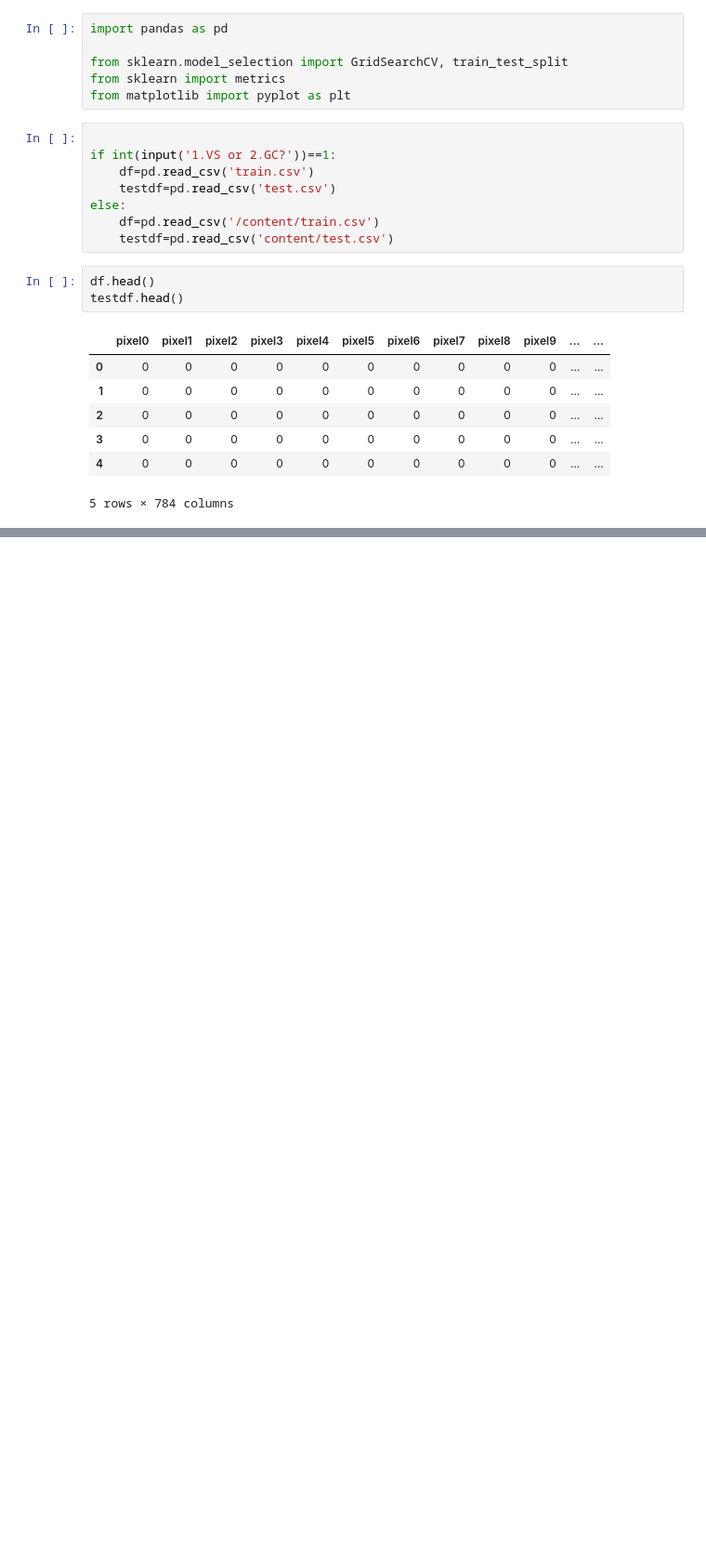
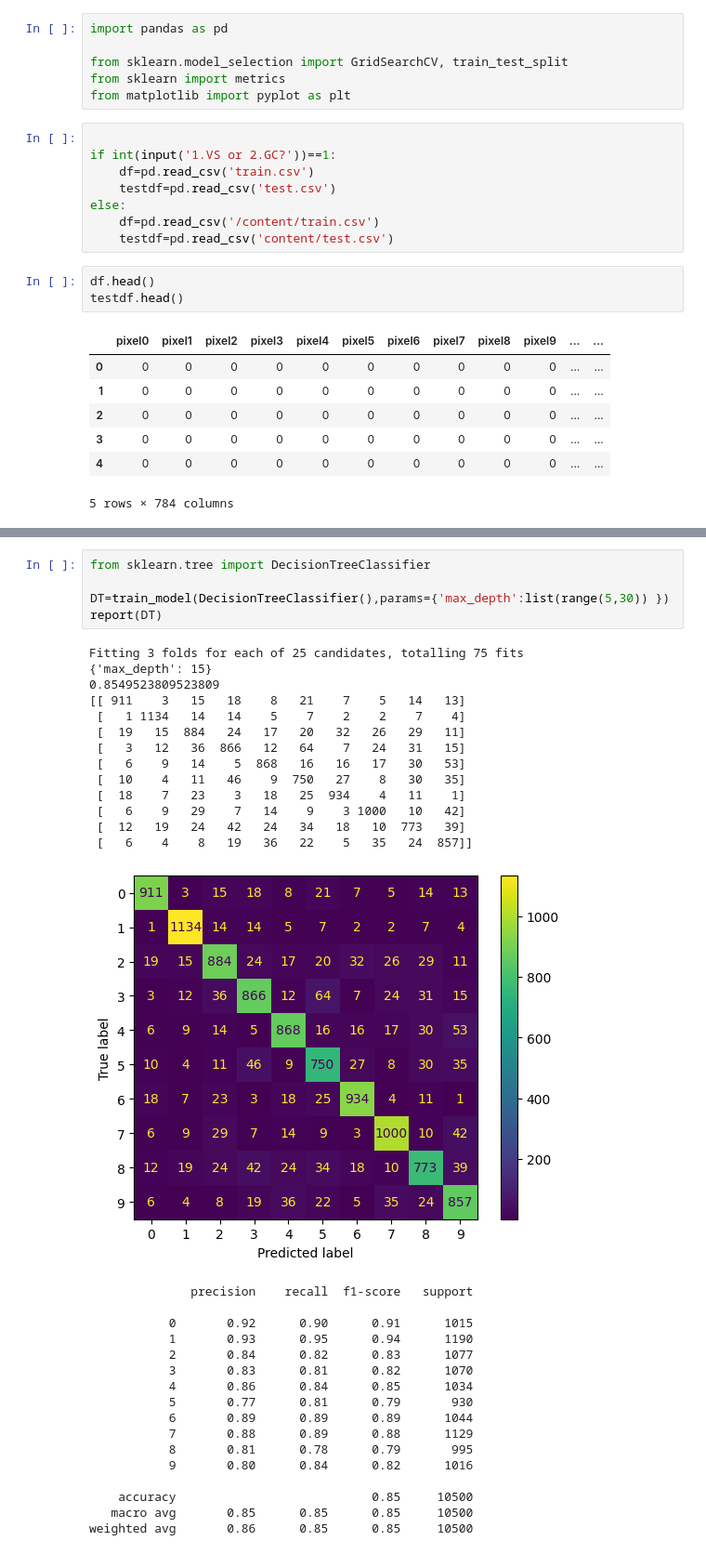
Before and after one commit to yuval728/MLOA, a Jupyter notebook: Exp1/MLOAExp1.ipynb, the cells around one changed output, grey strips where cells are left out. Shown at 93% size. Cells and saved outputs as stored; diff of their text form; blank space fills up the shorter version.

```diff
--- a/Exp1/MLOAExp1.ipynb
+++ b/Exp1/MLOAExp1.ipynb
@@ -91,0 +159,36 @@ report(LR)
+# %%
+from sklearn.tree import DecisionTreeClassifier
+
+DT=train_model(DecisionTreeClassifier(),params={'max_depth':list(range(5,30)) })
+report(DT)
+# %% [output]
+Fitting 3 folds for each of 25 candidates, totalling 75 fits
+{'max_depth': 15}
+0.8549523809523809
+[[ 911    3   15   18    8   21    7    5   14   13]
+ [   1 1134   14   14    5    7    2    2    7    4]
+ [  19   15  884   24   17   20   32   26   29   11]
+ [   3   12   36  866   12   64    7   24   31   15]
+ [   6    9   14    5  868   16   16   17   30   53]
+ [  10    4   11   46    9  750   27    8   30   35]
+ [  18    7   23    3   18   25  934    4   11    1]
+ [   6    9   29    7   14    9    3 1000   10   42]
+ [  12   19   24   42   24   34   18   10  773   39]
+ [   6    4    8   19   36   22    5   35   24  857]]
+[figure, added]
+              precision    recall  f1-score   support
+
+           0       0.92      0.90      0.91      1015
+           1       0.93      0.95      0.94      1190
+           2       0.84      0.82      0.83      1077
+           3       0.83      0.81      0.82      1070
+           4       0.86      0.84      0.85      1034
+           5       0.77      0.81      0.79       930
+           6       0.89      0.89      0.89      1044
+           7       0.88      0.89      0.88      1129
+           8       0.81      0.78      0.79       995
+           9       0.80      0.84      0.82      1016
+
+    accuracy                           0.85     10500
+   macro avg       0.85      0.85      0.85     10500
+weighted avg       0.86      0.85      0.85     10500
```
Also changed, not shown: parts of 5 cells of this notebook.
